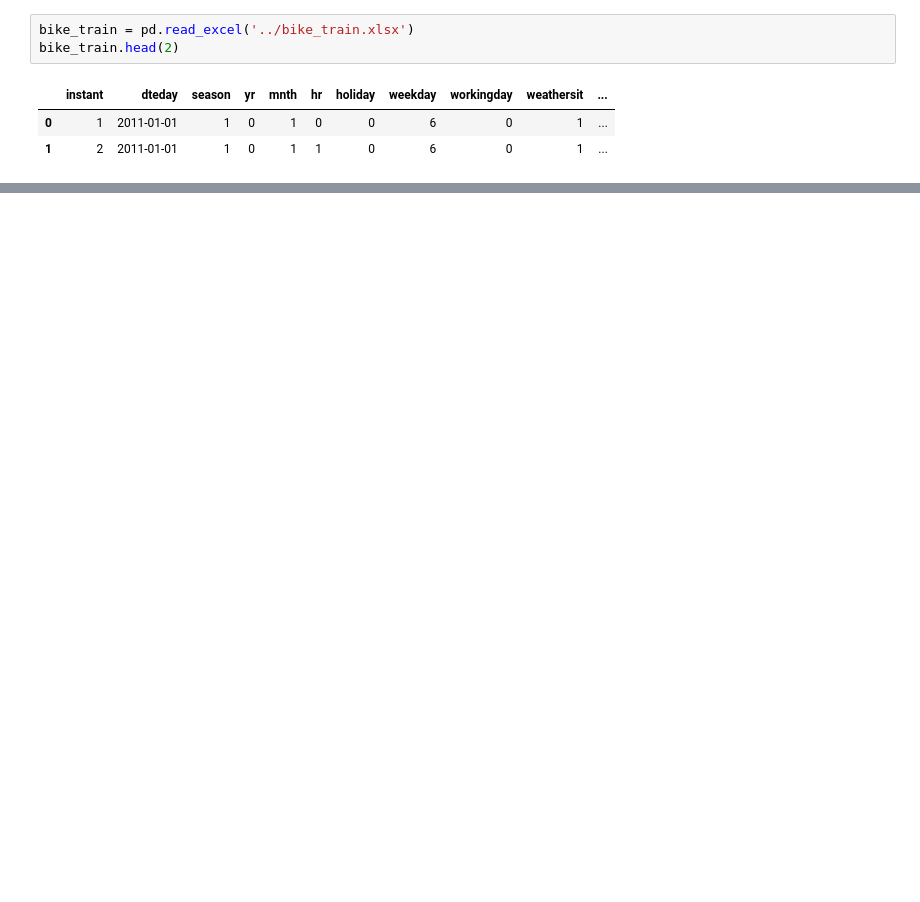
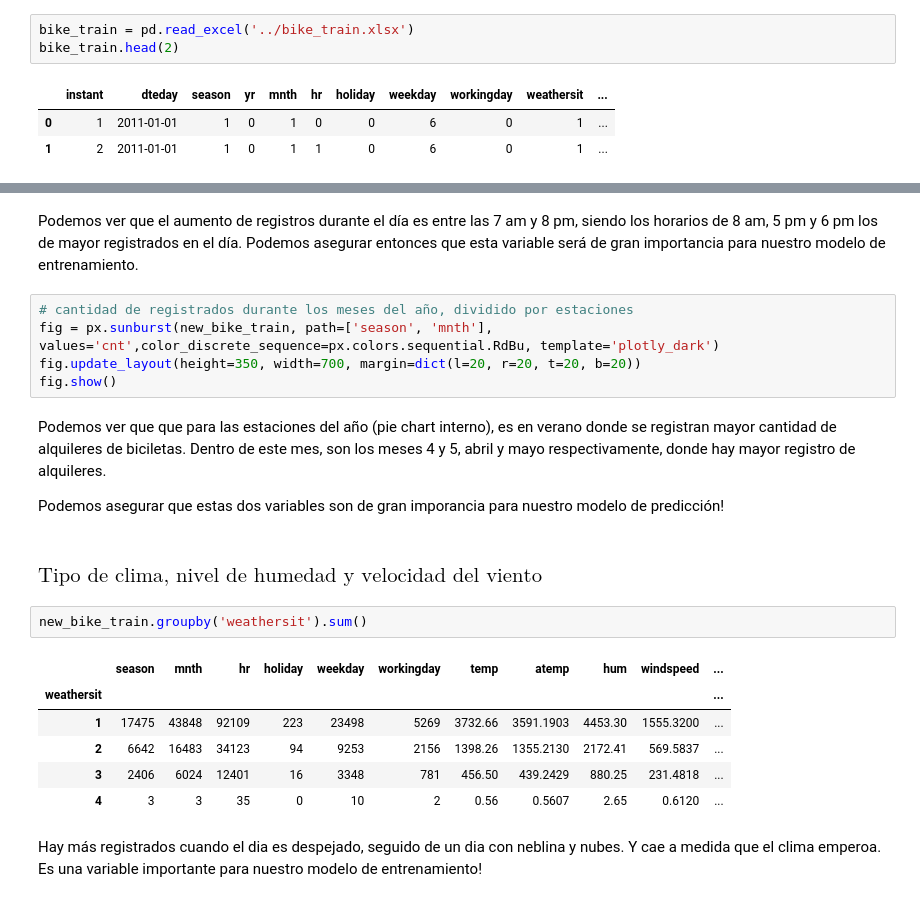
Before and after one commit to soyHenry/Datathon, a Jupyter notebook: model/model.ipynb, the cells around one changed output, grey strips where cells are left out. Cells and saved outputs as stored; diff of their text form; blank space fills up the shorter version.

```diff
--- a/model/model.ipynb
+++ b/model/model.ipynb
@@ -28,0 +135,26 @@ new_bike_train.head(2)
+# %% [markdown]
+Podemos ver que el aumento de registros durante el día es entre las 7 am y 8 pm, siendo los horarios de 8 am, 5 pm y 6 pm los de mayor registrados en el día.
+Podemos asegurar entonces que esta variable será de gran importancia para nuestro modelo de entrenamiento.
+# %%
+# cantidad de registrados durante los meses del año, dividido por estaciones
+fig = px.sunburst(new_bike_train, path=['season', 'mnth'], values='cnt',color_discrete_sequence=px.colors.sequential.RdBu, template='plotly_dark')
+fig.update_layout(height=350, width=700, margin=dict(l=20, r=20, t=20, b=20))
+fig.show()
+# %% [markdown]
+Podemos ver que que para las estaciones del año (pie chart interno), es en verano donde se registran mayor cantidad de alquileres de biciletas. Dentro de este mes, son los meses 4 y 5, abril y mayo respectivamente, donde hay mayor registro de alquileres.
+
+Podemos asegurar que estas dos variables son de gran imporancia para nuestro modelo de predicción!
+# %% [markdown]
+### $\text{Tipo de clima, nivel de humedad y velocidad del viento}$
+# %%
+new_bike_train.groupby('weathersit').sum()
+# %% [output]
+|  | season | mnth | hr | holiday | weekday | workingday | temp | atemp | hum | windspeed | ... |
+| weathersit |  |  |  |  |  |  |  |  |  |  | ... |
+| 1 | 17475 | 43848 | 92109 | 223 | 23498 | 5269 | 3732.66 | 3591.1903 | 4453.30 | 1555.3200 | ... |
+| 2 | 6642 | 16483 | 34123 | 94 | 9253 | 2156 | 1398.26 | 1355.2130 | 2172.41 | 569.5837 | ... |
+| 3 | 2406 | 6024 | 12401 | 16 | 3348 | 781 | 456.50 | 439.2429 | 880.25 | 231.4818 | ... |
+| 4 | 3 | 3 | 35 | 0 | 10 | 2 | 0.56 | 0.5607 | 2.65 | 0.6120 | ... |
+# %% [markdown]
+Hay más registrados cuando el dia es despejado, seguido de un dia con neblina y nubes. Y cae a medida que el clima emperoa.
+Es una variable importante para nuestro modelo de entrenamiento!
```
Also changed, not shown: parts of 26 cells of this notebook.
